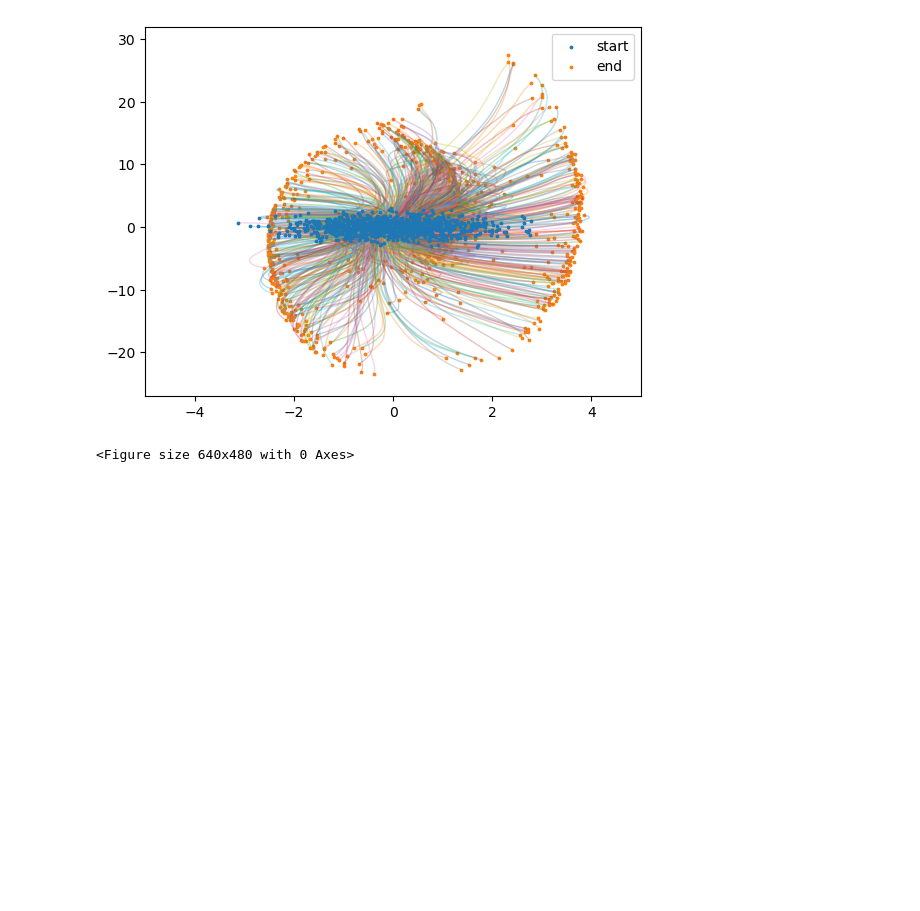
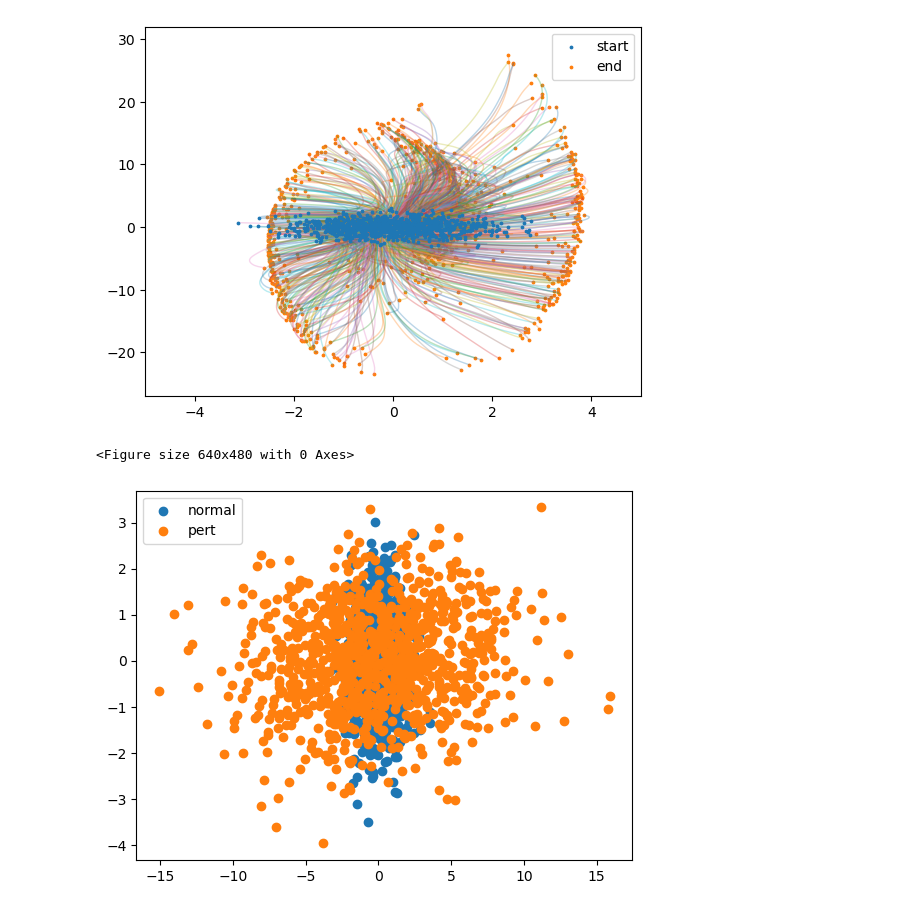
Before and after one commit to KevinRojas1499/variational-sb, a Jupyter notebook: experiment.ipynb, the cells around one changed output. Saved outputs shown, nothing was run; the diff lists cells and outputs as text; code cells hidden in the pictures; blank space fills up the shorter version.

Commit message:
Added the normal sampling even for the linear case

```diff
--- a/experiment.ipynb
+++ b/experiment.ipynb
@@ -79,3 +79,15 @@ for i,t in enumerate(times):
     xt = xt + sde.probability_flow_drift(xt,t.expand(xt.shape[0]).unsqueeze(-1)) * dt
 # %% [output]
 <Figure size 640x480 with 0 Axes>
+# %%
+L = torch.tensor([[4.5026, 0.1263],
+        [0.1263, 1.1072]], device='cuda:0')
+
+noise = torch.randn((1000,2), device=device)
+noise_pert = (L @ noise.T).T
+plt.scatter(noise[:,0].cpu(), noise[:,1].cpu(), label='normal')
+plt.scatter(noise_pert[:,0].cpu(), noise_pert[:,1].cpu(), label='pert')
+plt.legend()
+plt.show()
+# %% [output]
+[figure, added]
```
Also changed, not shown: 1 other file.
